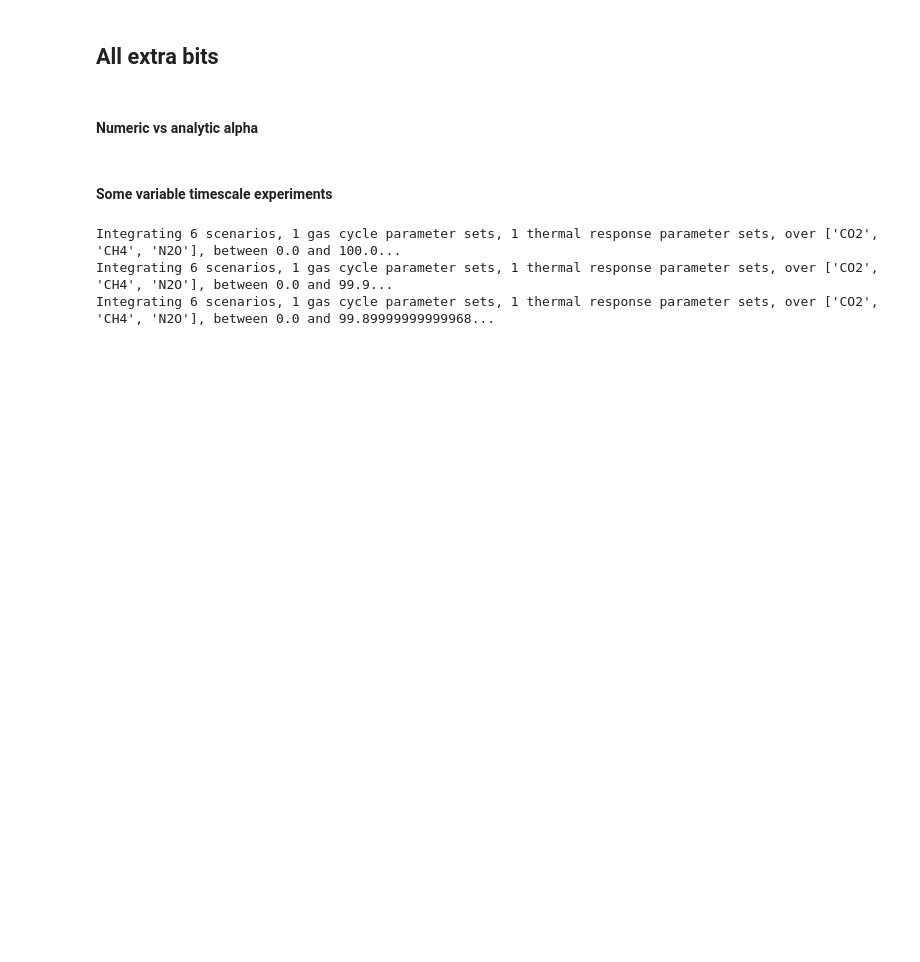
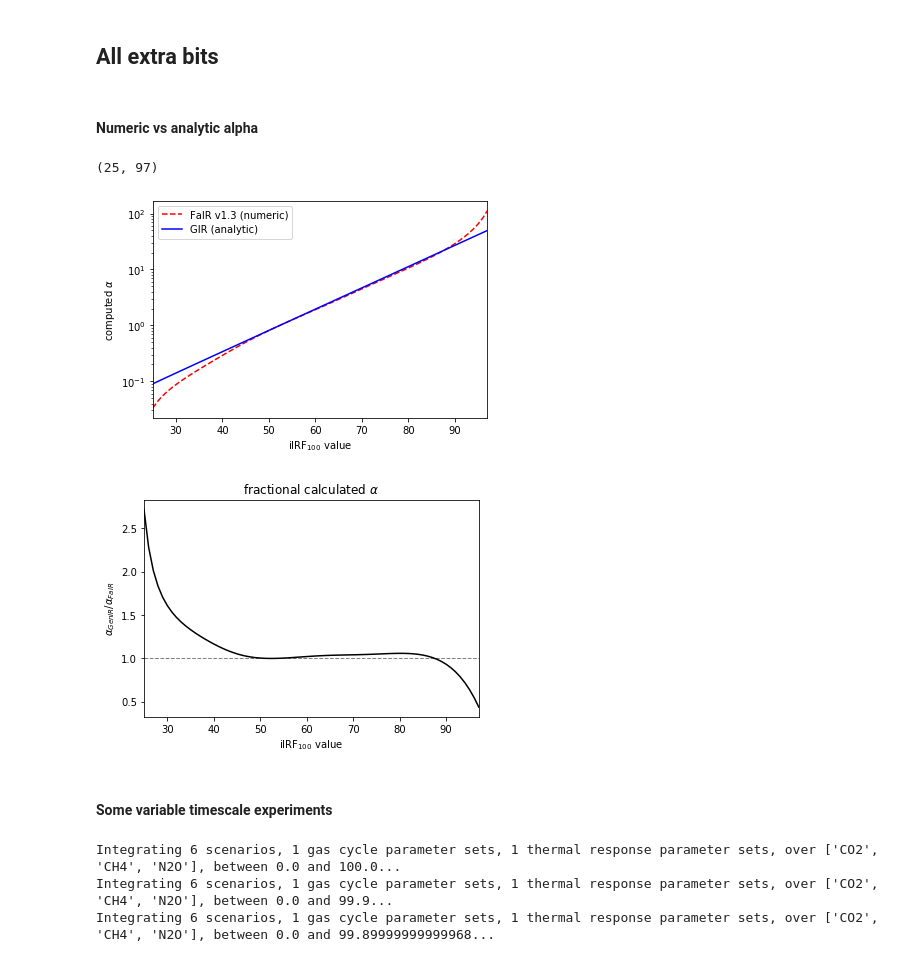
Before and after one commit to njleach/GIR, a Jupyter notebook: GIR/FaIRv2_paper_figures.ipynb, the cells around one changed output. Cells and saved outputs as stored; diff of their text form; code cells hidden in the pictures; blank space fills up the shorter version.

```diff
--- a/GIR/FaIRv2_paper_figures.ipynb
+++ b/GIR/FaIRv2_paper_figures.ipynb
@@ -2128,7 +2128,7 @@ plt.savefig('SCC response UKESM1 vs baseline.png')
 # %%
 ## Figure showing the comparison of the numerical vs analytic solution of the iIRF100:
 
-gas_parameters = default_gas_forcing_params()
+gas_parameters = get_gas_parameter_defaults()
 
 a = gas_parameters.loc['a1':'a4',('default','CO2')].values[np.newaxis,:]
 
@@ -2146,35 +2146,39 @@ def GenIR_alpha(iIRF,a,tau):
     return g0 * np.sinh( iIRF / g1 )
 
 def GenIR_iIRF(alpha,a,tau):
 
     g1 = np.sum( a * tau * ( 1. - ( 1. + 100/tau ) * np.exp(-100/tau) ), axis=-1 )
     g0 = ( np.sinh( np.sum( a * tau * ( 1. - np.exp(-100/tau) ) , axis=-1) / g1 ) )**(-1.)
 
     return g1*np.arcsinh(alpha/g0)
 
 iIRF_calc = np.arange(25,98)
 
 FaIR_calc = sp.optimize.root(FaIR_alpha,np.full(98-25,1),args=(iIRF_calc,a,tau),method='lm').x
 
 GenIR_calc = GenIR_alpha(iIRF_calc,a,tau)
 
 plt.semilogy(iIRF_calc,FaIR_calc,'r--',label='FaIR v1.3 (numeric)')
-plt.semilogy(iIRF_calc,GenIR_calc,'b',label='FaIR v2.0 (analytic)')
+plt.semilogy(iIRF_calc,GenIR_calc,'b',label='GIR (analytic)')
 plt.xlabel('iIRF$_{100}$ value')
 plt.ylabel(r'computed $\alpha$')
 plt.legend()
 plt.xlim(iIRF_calc[0],iIRF_calc[-1])
 
-plt.savefig('./Final_figures/iIRF100_numeric_analytic.svg',bbox_inches='tight')
+plt.savefig('./Final_figures/iIRF100_numeric_analytic.pdf',bbox_inches='tight')
 
 plt.figure()
 
 plt.plot(iIRF_calc,GenIR_calc/FaIR_calc,'k')
 plt.axhline(1,color='grey',linestyle='--',zorder=0,linewidth=1)
 plt.title(r'fractional calculated $\alpha$')
 plt.xlabel('iIRF$_{100}$ value')
 plt.ylabel(r'$\alpha_{GenIR}$/$\alpha_{FaIR}$')
 plt.xlim(iIRF_calc[0],iIRF_calc[-1])
+# %% [output]
+(25, 97)
+[figure, added]
+[figure, added]
 # %% [markdown]
 #### Some variable timescale experiments
 # %%
```
Also changed, not shown: 18 other files.
